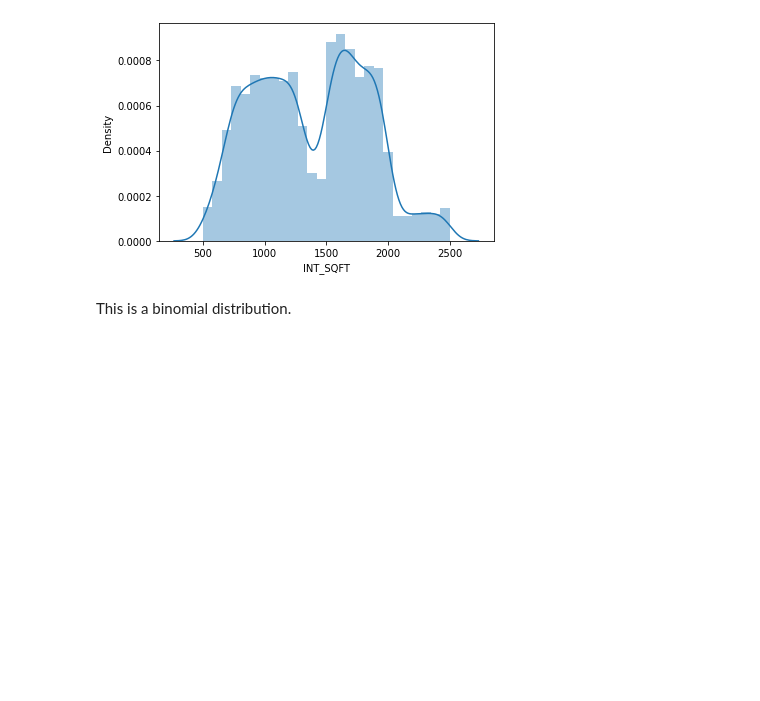
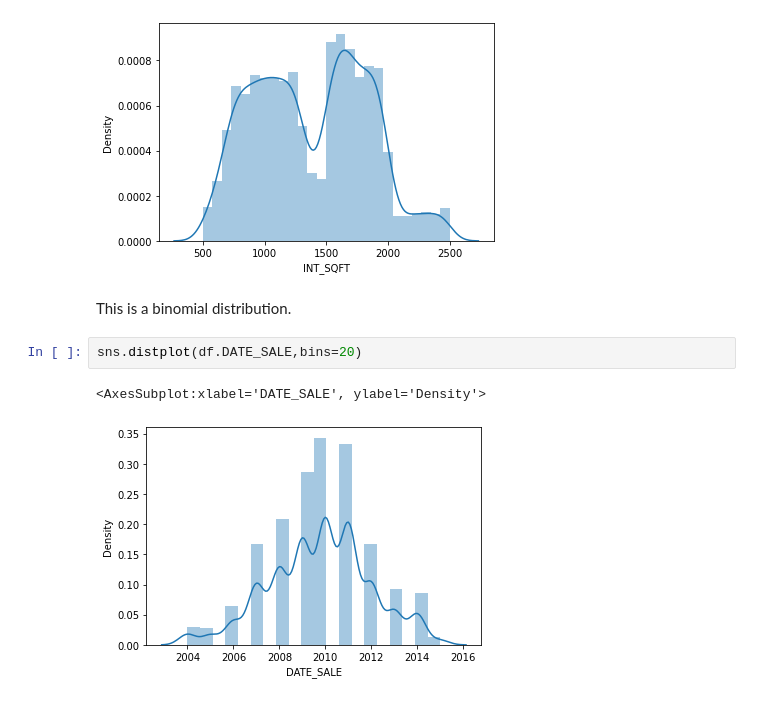
Before and after one commit to Harish-aditya/House-price-prediction, a Jupyter notebook: House_price_prediction.ipynb, the cells around one changed output. Cells and saved outputs as stored; diff of their text form; blank space fills up the shorter version.

```diff
--- a/House_price_prediction.ipynb
+++ b/House_price_prediction.ipynb
@@ -974,3 +976,8 @@ sns.distplot(df['INT_SQFT'])
 [figure]
 # %% [markdown]
 This is a binomial distribution.
+# %%
+sns.distplot(df.DATE_SALE,bins=20)
+# %% [output]
+<AxesSubplot:xlabel='DATE_SALE', ylabel='Density'>
+[figure, added]
```
Also changed, not shown: parts of 74 cells of this notebook.
